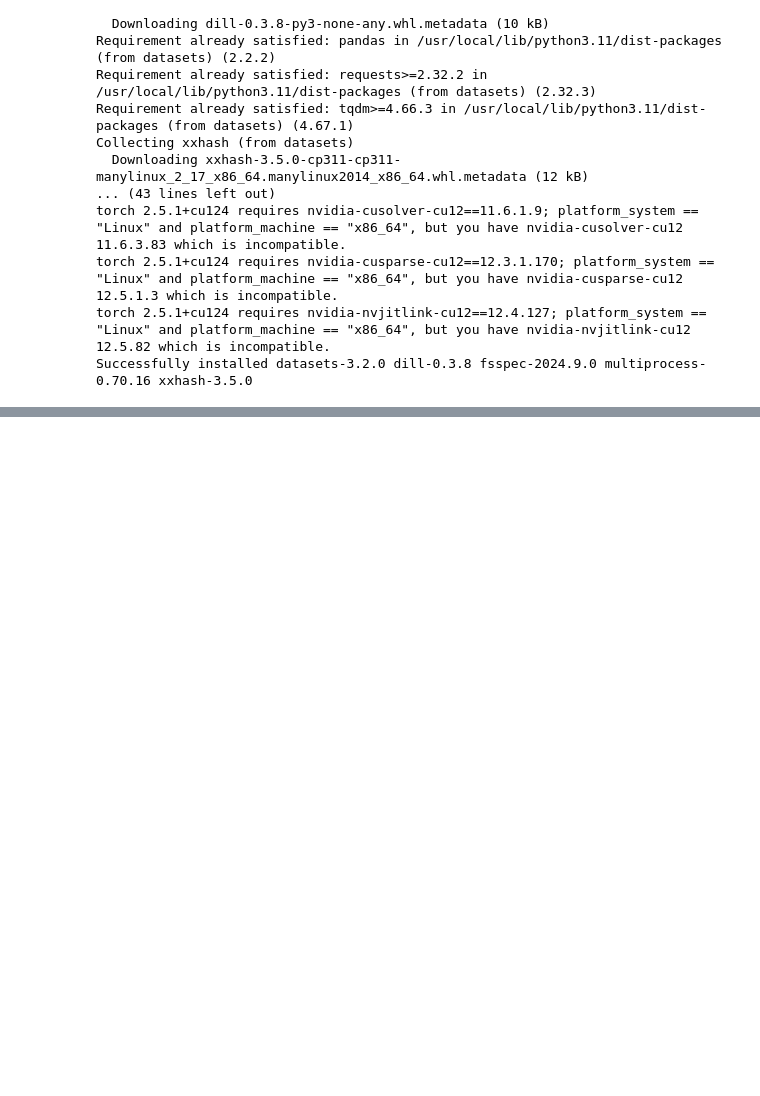
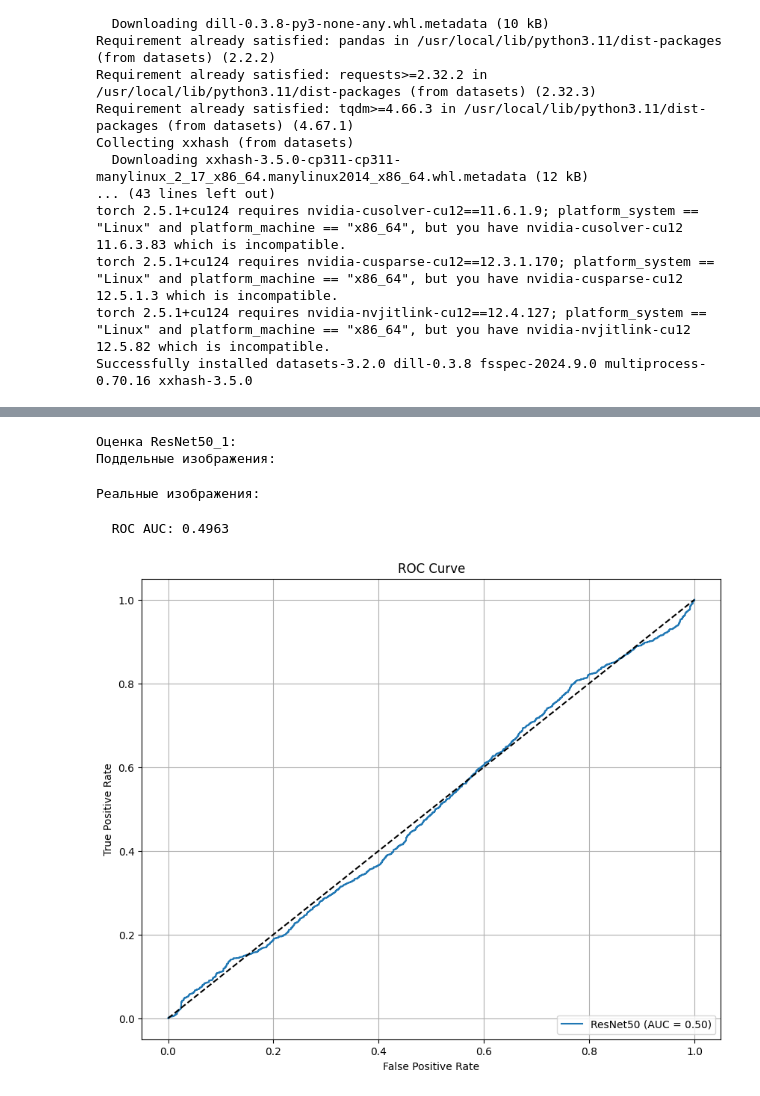
Before and after one commit to nikitos-net/Machine-learning-methods-for-automatic-defect-recognition-systems, a Jupyter notebook: nn_validation.ipynb, the cells around one changed output, grey strips where cells are left out. Saved outputs shown, nothing was run; the diff lists cells and outputs as text; code cells hidden in the pictures; blank space fills up the shorter version.

```diff
--- a/nn_validation.ipynb
+++ b/nn_validation.ipynb
@@ -334,7 +371,7 @@ Model: "functional"
  Trainable params: 27,977 (109.29 KB)
  Non-trainable params: 96 (384.00 B)
 # %%
-resnet50_model_1 = load_model('/content/Res_01.keras')
+resnet50_model_1 = load_model('/content/drive/MyDrive/models/Res_01.keras')
 if resnet50_model_1:
     resnet50_model_1.summary()
 # %% [output]
@@ -571,0 +630,29 @@ Model: "functional_111"
+# %%
+print("\nОценка ResNet50_1:")
+print("Поддельные изображения:")
+y_true_resnet1, y_pred_probs_resnet1 = evaluate_model(resnet50_model_1, fake_dir, is_resnet=True, num_images=num_images, batch_size=32)
+print("Реальные изображения:")
+y_true_resnet1_real, y_pred_probs_resnet1_real = evaluate_model(resnet50_model_1, real_dir, is_resnet=True, num_images=num_images, batch_size=32)
+y_true_resnet1.extend(y_true_resnet1_real)
+y_pred_probs_resnet1.extend(y_pred_probs_resnet1_real)
+
+roc_auc_resnet1 = roc_auc_score(y_true_resnet1, y_pred_probs_resnet1)
+print(f"  ROC AUC: {roc_auc_resnet1:.4f}")
+
+fpr_resnet1, tpr_resnet1, thresholds_resnet1 = roc_curve(y_true_resnet1, y_pred_probs_resnet1)
+
+plt.figure(figsize=(10, 8))
+plt.plot(fpr_resnet1, tpr_resnet1, label=f'ResNet50 (AUC = {roc_auc_resnet1:.2f})')
+plt.plot([0, 1], [0, 1], 'k--')
+plt.xlabel('False Positive Rate')
+plt.ylabel('True Positive Rate')
+plt.title('ROC Curve')
+plt.legend(loc='lower right')
+plt.grid(True)
+plt.show()
+# %% [output]
+Оценка ResNet50_1:
+Поддельные изображения:
+Реальные изображения:
+  ROC AUC: 0.4963
+[figure, added]
```
Also changed, not shown: parts of 29 cells of this notebook.
